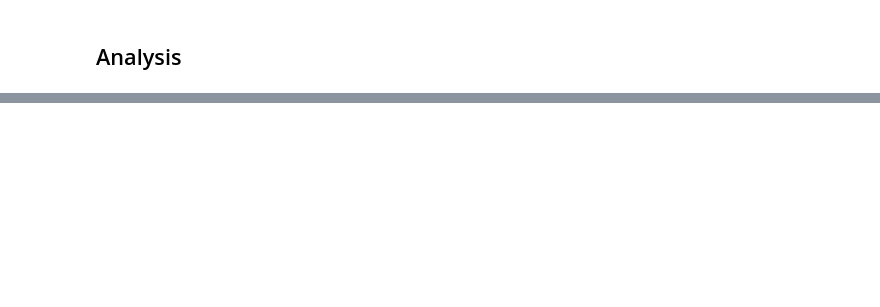
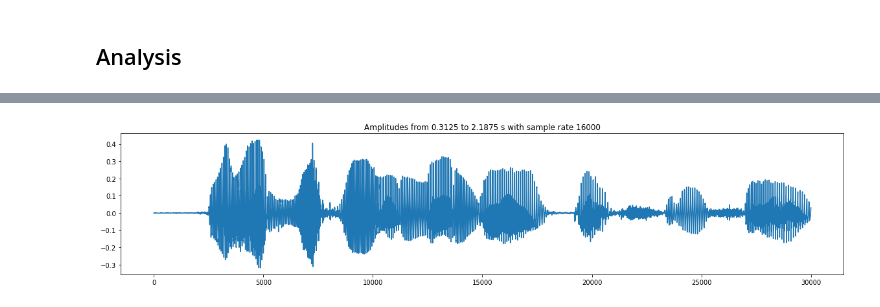
Before and after one commit to timurkakhanovich/ASR, a Jupyter notebook: data_exploration.ipynb, the cells around one changed output, grey strips where cells are left out. Saved outputs shown, nothing was run; the diff lists cells and outputs as text; code cells hidden in the pictures; blank space fills up the shorter version.

Commit message:
Analysis of one sample

```diff
--- a/data_exploration.ipynb
+++ b/data_exploration.ipynb
@@ -123,0 +125,4 @@ len(d)
+# %%
+sample_path = 'LibriSpeech/dev-clean/1462/170138/1462-170138-0000.flac'
+label = "HE HAD WRITTEN A NUMBER OF BOOKS HIMSELF AMONG THEM A HISTORY OF DANCING A HISTORY OF COSTUME A KEY TO SHAKESPEARE'S SONNETS A STUDY OF THE POETRY OF ERNEST DOWSON ET CETERA"
+sample, sample_rate = torchaudio.load(sample_path)
@@ -123,0 +138,9 @@ len(d)
+# %%
+FROM, TO = 5000, 35000
+
+plt.figure(figsize=(20, 4))
+plt.title(f'Amplitudes from {FROM/sample_rate} to {TO/sample_rate} s with sample rate {sample_rate}')
+plt.plot(sample[0, FROM:TO])
+plt.show()
+# %% [output]
+[figure, added]
```
Also changed, not shown: parts of 22 cells of this notebook, 1 other file.
